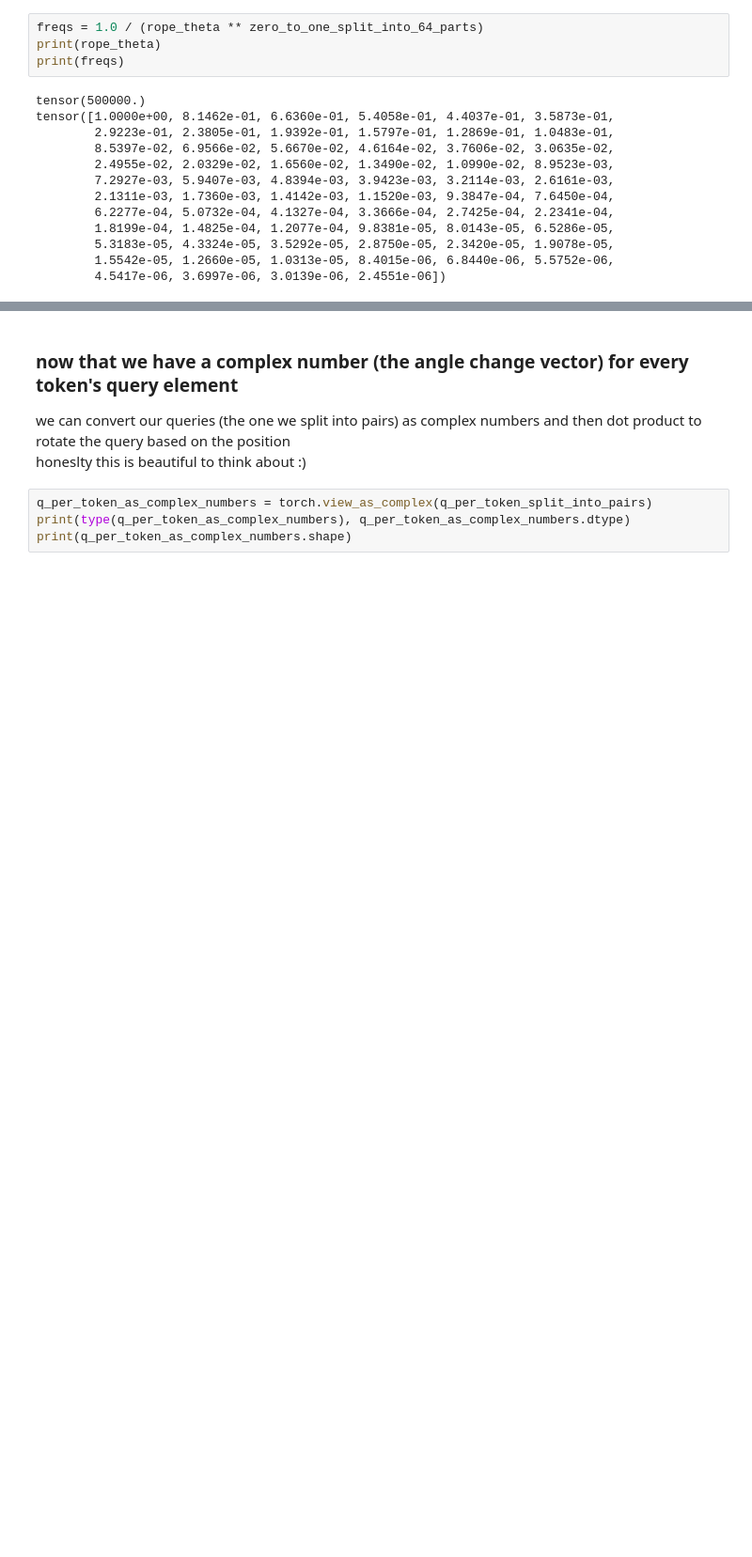
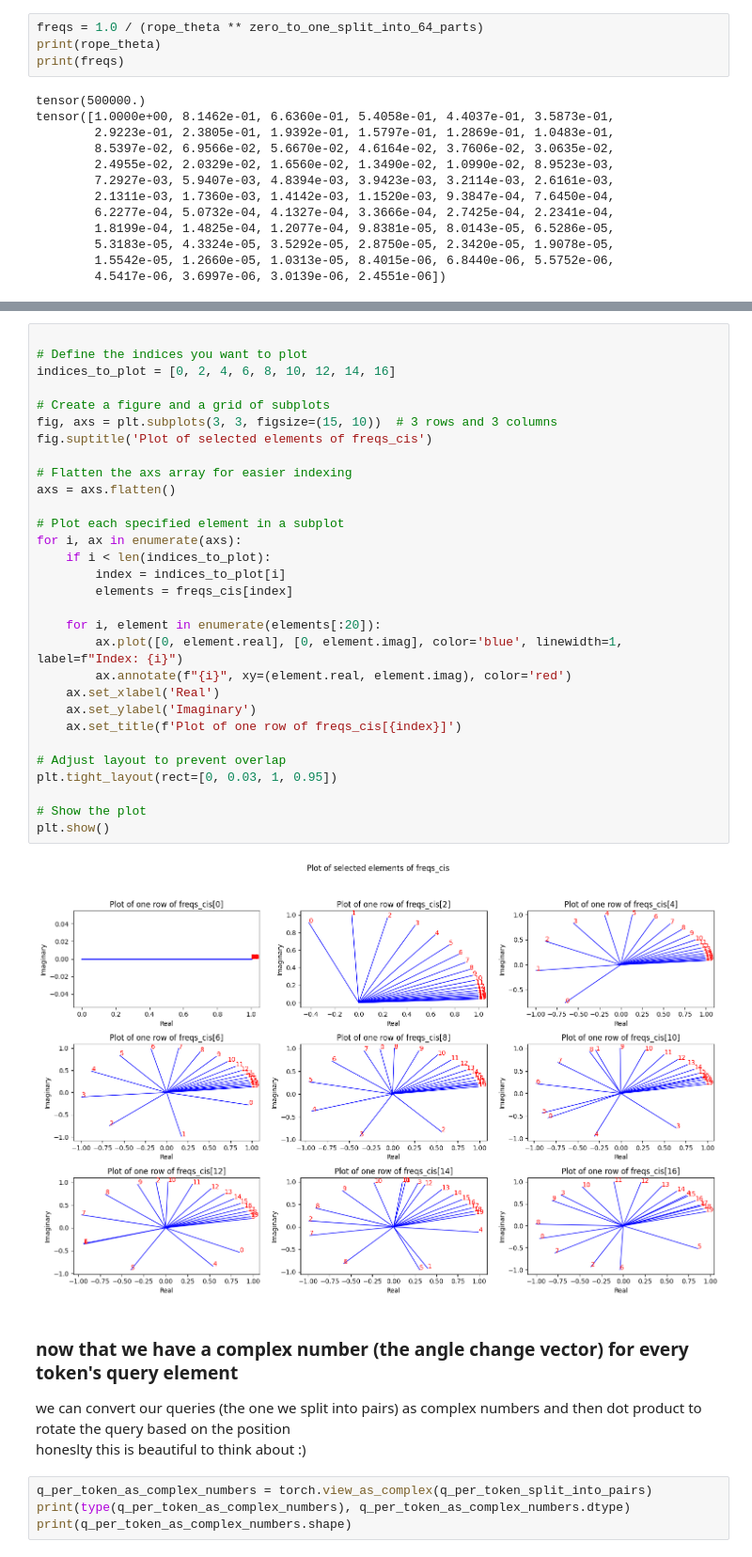
Before and after one commit to zhangfaen/llama3-from-scratch, a Jupyter notebook: llama3-from-scratch.ipynb, the cells around one changed output, grey strips where cells are left out. Shown at 94% size. Drawn from its saved outputs; the diff is of its cells as text; blank space fills up the shorter version.

```diff
--- a/llama3-from-scratch.ipynb
+++ b/llama3-from-scratch.ipynb
@@ -413,3 +413,35 @@ torch.Size([64])
+# %%
+
+# Define the indices you want to plot
+indices_to_plot = [0, 2, 4, 6, 8, 10, 12, 14, 16]
+
+# Create a figure and a grid of subplots
+fig, axs = plt.subplots(3, 3, figsize=(15, 10))  # 3 rows and 3 columns
+fig.suptitle('Plot of selected elements of freqs_cis')
+
+# Flatten the axs array for easier indexing
+axs = axs.flatten()
+
+# Plot each specified element in a subplot
+for i, ax in enumerate(axs):
+    if i < len(indices_to_plot):
+        index = indices_to_plot[i]
+        elements = freqs_cis[index]
+
+    for i, element in enumerate(elements[:20]):
+        ax.plot([0, element.real], [0, element.imag], color='blue', linewidth=1, label=f"Index: {i}")
+        ax.annotate(f"{i}", xy=(element.real, element.imag), color='red')
+    ax.set_xlabel('Real')
+    ax.set_ylabel('Imaginary')
+    ax.set_title(f'Plot of one row of freqs_cis[{index}]')
+
+# Adjust layout to prevent overlap
+plt.tight_layout(rect=[0, 0.03, 1, 0.95])
+
+# Show the plot
+plt.show()
+# %% [output]
+[figure, added]
 # %% [markdown]
 ### now that we have a complex number (the angle change vector) for every token's query element
 we can convert our queries (the one we split into pairs) as complex numbers and then dot product to rotate the query based on the position
```
Also changed, not shown: parts of 1 cell of this notebook, 1 other file.
